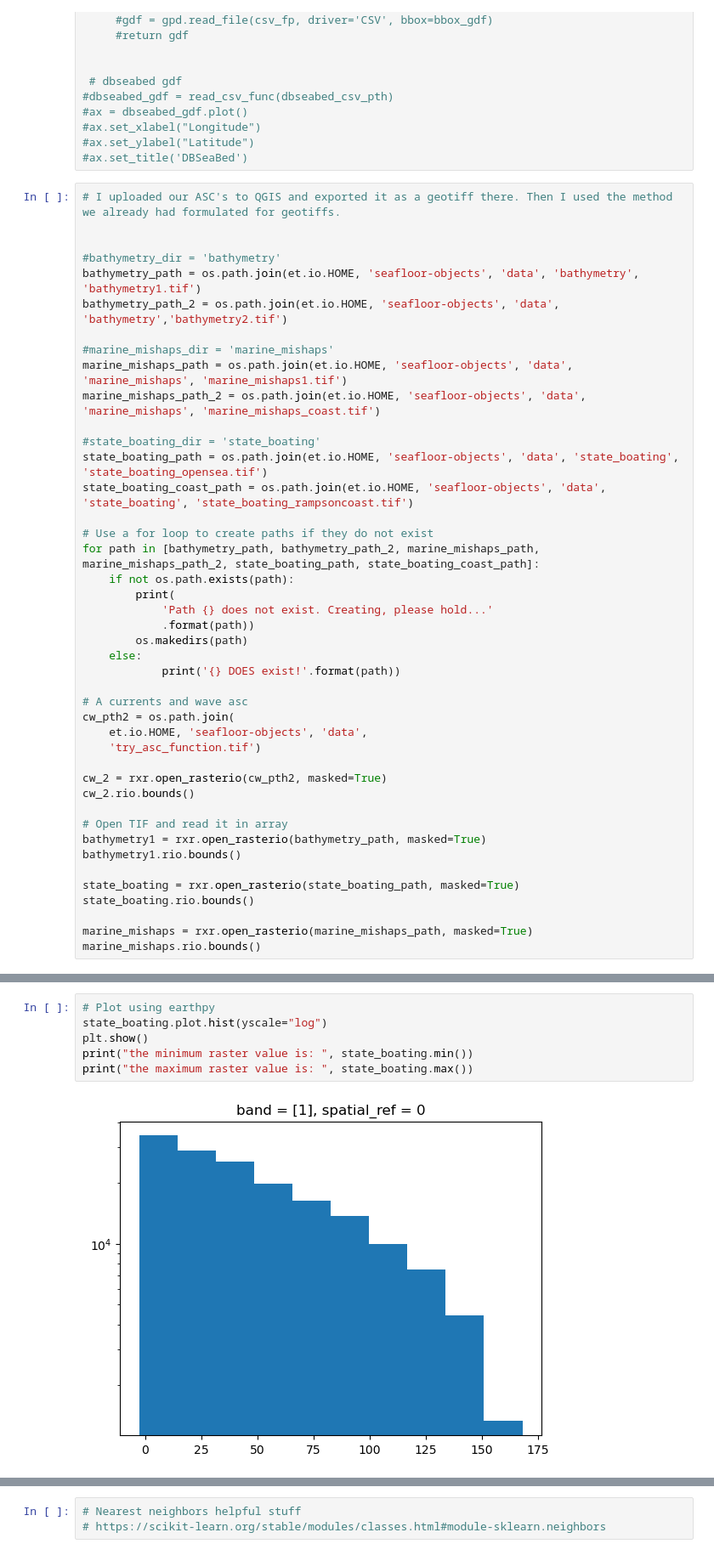
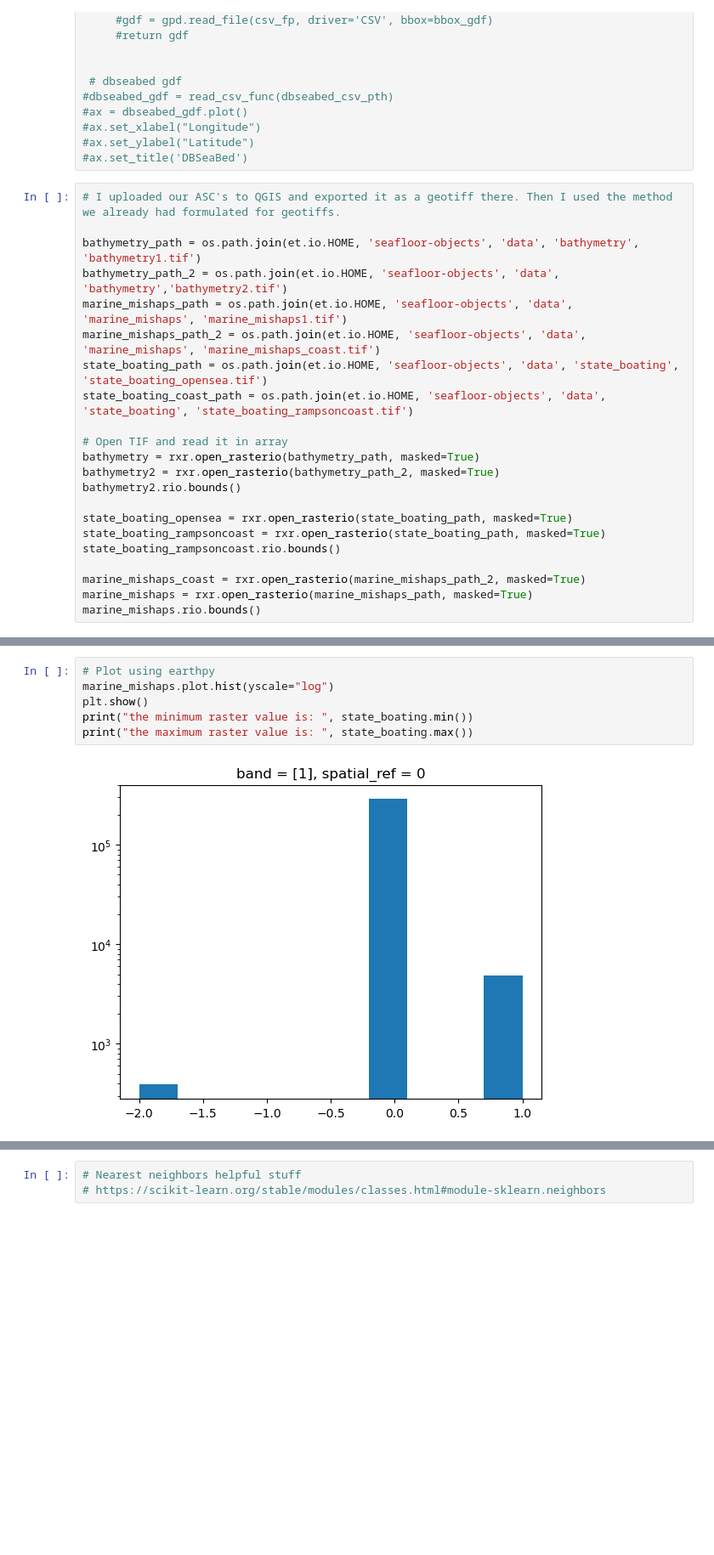
Before and after one commit to allisonw5/seafloor-objects, a Jupyter notebook: ea-capstone-2023.ipynb, the cells around one changed output, grey strips where cells are left out. Shown at 85% size. Drawn from its saved outputs; the diff is of its cells as text; blank space fills up the shorter version.

```diff
--- a/ea-capstone-2023.ipynb
+++ b/ea-capstone-2023.ipynb
@@ -471,44 +471,23 @@ night_lights_df
 # %%
 # I uploaded our ASC's to QGIS and exported it as a geotiff there. Then I used the method we already had formulated for geotiffs.
 
-
-#bathymetry_dir = 'bathymetry'
 bathymetry_path = os.path.join(et.io.HOME, 'seafloor-objects', 'data', 'bathymetry', 'bathymetry1.tif')
 bathymetry_path_2 = os.path.join(et.io.HOME, 'seafloor-objects', 'data', 'bathymetry','bathymetry2.tif')
-
-#marine_mishaps_dir = 'marine_mishaps'
 marine_mishaps_path = os.path.join(et.io.HOME, 'seafloor-objects', 'data', 'marine_mishaps', 'marine_mishaps1.tif')
 marine_mishaps_path_2 = os.path.join(et.io.HOME, 'seafloor-objects', 'data', 'marine_mishaps', 'marine_mishaps_coast.tif')
-
-#state_boating_dir = 'state_boating'
 state_boating_path = os.path.join(et.io.HOME, 'seafloor-objects', 'data', 'state_boating', 'state_boating_opensea.tif')
 state_boating_coast_path = os.path.join(et.io.HOME, 'seafloor-objects', 'data', 'state_boating', 'state_boating_rampsoncoast.tif')
 
-# Use a for loop to create paths if they do not exist
-for path in [bathymetry_path, bathymetry_path_2, marine_mishaps_path, marine_mishaps_path_2, state_boating_path, state_boating_coast_path]:
-    if not os.path.exists(path):
-        print(
-            'Path {} does not exist. Creating, please hold...'
-            .format(path))
-        os.makedirs(path)
-    else:
-            print('{} DOES exist!'.format(path))
+# Open TIF and read it in array
+bathymetry = rxr.open_rasterio(bathymetry_path, masked=True)
+bathymetry2 = rxr.open_rasterio(bathymetry_path_2, masked=True)
+bathymetry2.rio.bounds()
 
-# A currents and wave asc
-cw_pth2 = os.path.join(
-    et.io.HOME, 'seafloor-objects', 'data',
-    'try_asc_function.tif')
+state_boating_opensea = rxr.open_rasterio(state_boating_path, masked=True)
+state_boating_rampsoncoast = rxr.open_rasterio(state_boating_path, masked=True)
+state_boating_rampsoncoast.rio.bounds()
 
-cw_2 = rxr.open_rasterio(cw_pth2, masked=True)
-cw_2.rio.bounds()
-
-# Open TIF and read it in array
-bathymetry1 = rxr.open_rasterio(bathymetry_path, masked=True)
-bathymetry1.rio.bounds()
-
-state_boating = rxr.open_rasterio(state_boating_path, masked=True)
-state_boating.rio.bounds()
-
+marine_mishaps_coast = rxr.open_rasterio(marine_mishaps_path_2, masked=True)
 marine_mishaps = rxr.open_rasterio(marine_mishaps_path, masked=True)
 marine_mishaps.rio.bounds()
 # %% [output]
@@ -536,11 +511,11 @@ Coordinates:
 # %%
 # Plot using earthpy
-state_boating.plot.hist(yscale="log")
+marine_mishaps.plot.hist(yscale="log")
 plt.show()
 print("the minimum raster value is: ", state_boating.min())
 print("the maximum raster value is: ", state_boating.max())
 # %% [output]
-[figure, old version]
+[figure, new version]
 the minimum raster value is:  <xarray.DataArray ()>
 array(-2.69916914)
 Coordinates:
```
Also changed, not shown: parts of 12 cells of this notebook.
